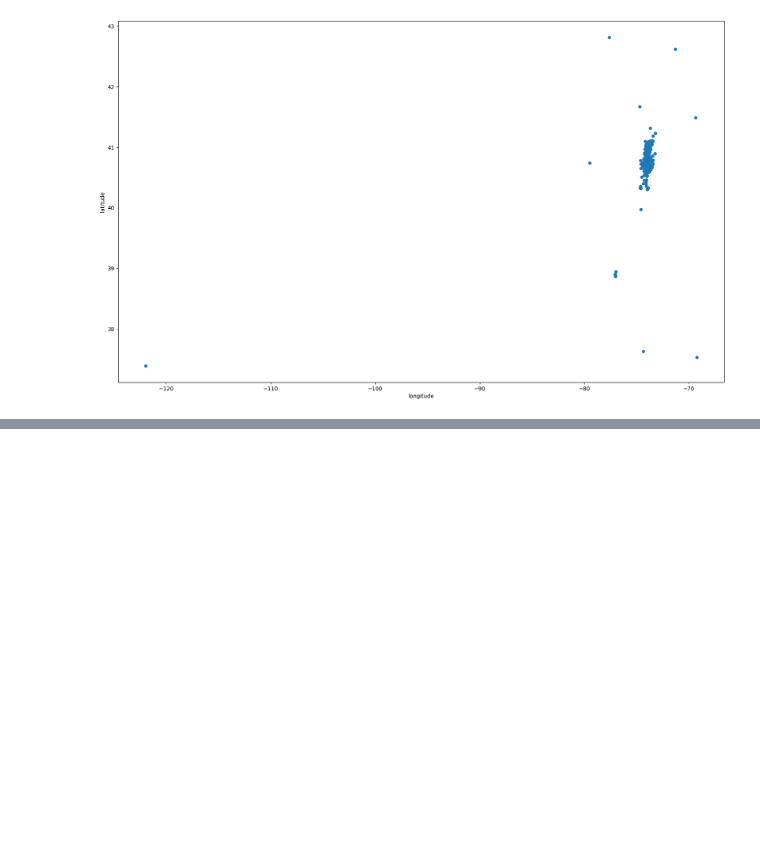
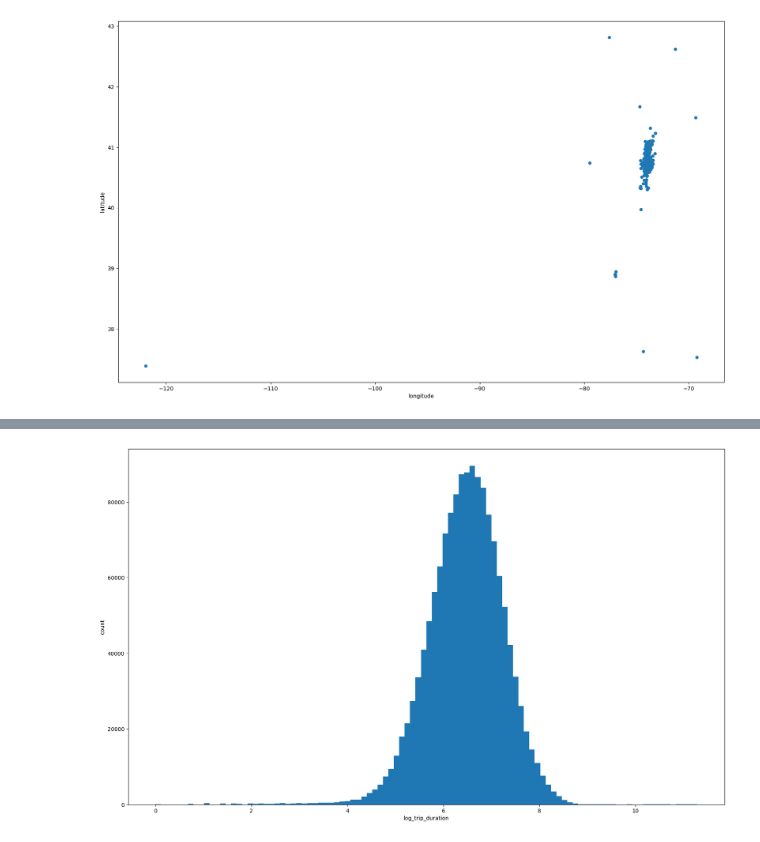
Before and after one commit to kbs1027/Kaggle, a Jupyter notebook: newyork_taxi/taxi.ipynb, the cells around one changed output, grey strips where cells are left out. Drawn from its saved outputs; the diff is of its cells as text; code cells hidden in the pictures; blank space fills up the shorter version.

```diff
--- a/newyork_taxi/taxi.ipynb
+++ b/newyork_taxi/taxi.ipynb
@@ -157,0 +165,9 @@ AttributeError: 'str' object has no attribute 'values'
+# %%
+train = train = train.drop(train[train["trip_duration"] > 80000].index, axis= 0)
+plt.figure(figsize=(20,12))
+plt.hist(np.log(train["trip_duration"].values), bins=100)
+plt.xlabel("log_trip_duration")
+plt.ylabel("count")
+plt.show()
+# %% [output]
+[figure, added]
```
Also changed, not shown: parts of 20 cells of this notebook.
